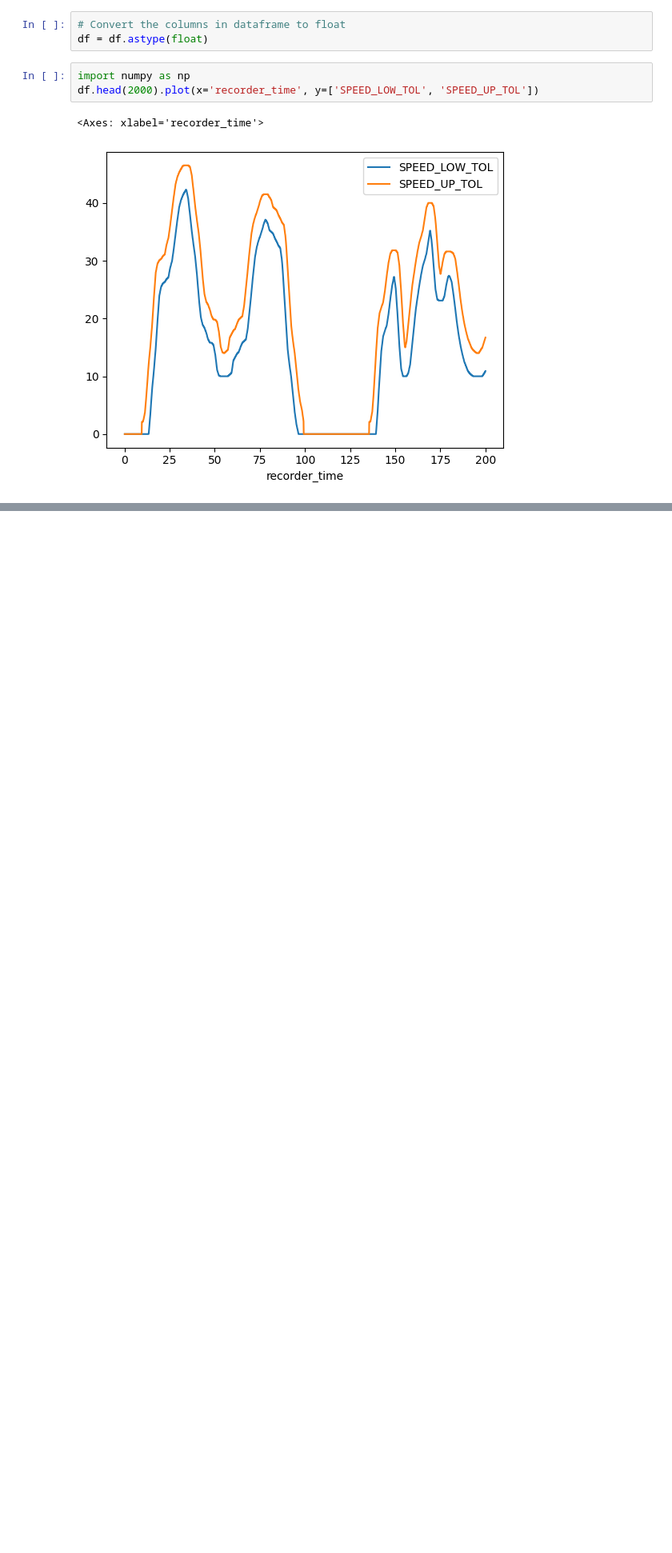
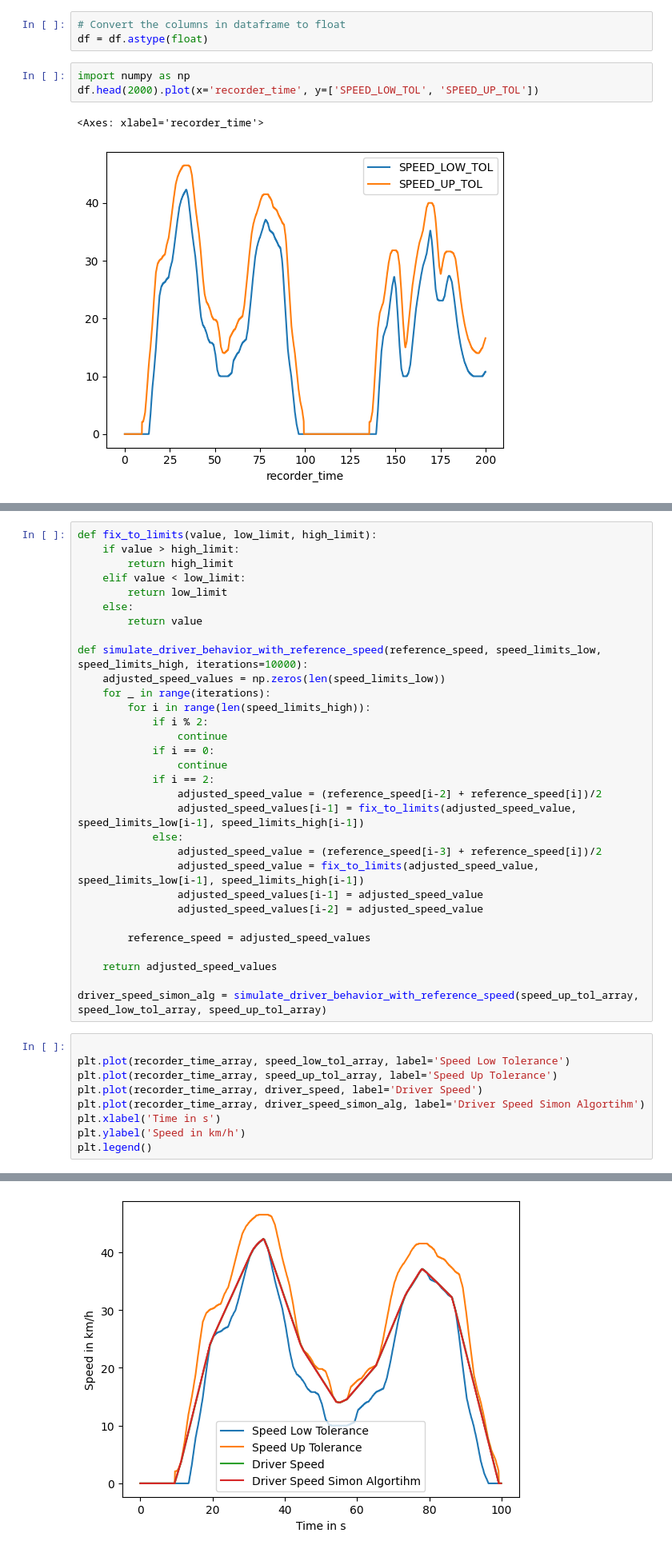
Before and after one commit to SiulRek/vehicle-testing-project, a Jupyter notebook: code/algorithm_evaluation.ipynb, the cells around one changed output, grey strips where cells are left out. Shown at 80% size. Cells and saved outputs as stored; diff of their text form; blank space fills up the shorter version.

```diff
--- a/code/algorithm_evaluation.ipynb
+++ b/code/algorithm_evaluation.ipynb
@@ -93,0 +110,41 @@ driver_speed = simulate_driver_behavior(speed_low_tol_array, speed_up_tol_array,
+# %%
+def fix_to_limits(value, low_limit, high_limit):
+    if value > high_limit:
+        return high_limit
+    elif value < low_limit:
+        return low_limit
+    else:
+        return value
+
+def simulate_driver_behavior_with_reference_speed(reference_speed, speed_limits_low, speed_limits_high, iterations=10000):
+    adjusted_speed_values = np.zeros(len(speed_limits_low))
+    for _ in range(iterations):
+        for i in range(len(speed_limits_high)):
+            if i % 2:
+                continue
+            if i == 0:
+                continue
+            if i == 2:
+                adjusted_speed_value = (reference_speed[i-2] + reference_speed[i])/2
+                adjusted_speed_values[i-1] = fix_to_limits(adjusted_speed_value, speed_limits_low[i-1], speed_limits_high[i-1])
+            else:
+                adjusted_speed_value = (reference_speed[i-3] + reference_speed[i])/2
+                adjusted_speed_value = fix_to_limits(adjusted_speed_value, speed_limits_low[i-1], speed_limits_high[i-1])
+                adjusted_speed_values[i-1] = adjusted_speed_value
+                adjusted_speed_values[i-2] = adjusted_speed_value
+
+        reference_speed = adjusted_speed_values
+
+    return adjusted_speed_values
+
+driver_speed_simon_alg = simulate_driver_behavior_with_reference_speed(speed_up_tol_array, speed_low_tol_array, speed_up_tol_array)
+# %%
+
+plt.plot(recorder_time_array, speed_low_tol_array, label='Speed Low Tolerance')
+plt.plot(recorder_time_array, speed_up_tol_array, label='Speed Up Tolerance')
+plt.plot(recorder_time_array, driver_speed, label='Driver Speed')
+plt.plot(recorder_time_array, driver_speed_simon_alg, label='Driver Speed Simon Algortihm')
+plt.xlabel('Time in s')
+plt.ylabel('Speed in km/h')
+plt.legend()
+# %% [output]
@@ -93,0 +152 @@ driver_speed = simulate_driver_behavior(speed_low_tol_array, speed_up_tol_array,
+[figure, added]
```
Also changed, not shown: parts of 14 cells of this notebook.
